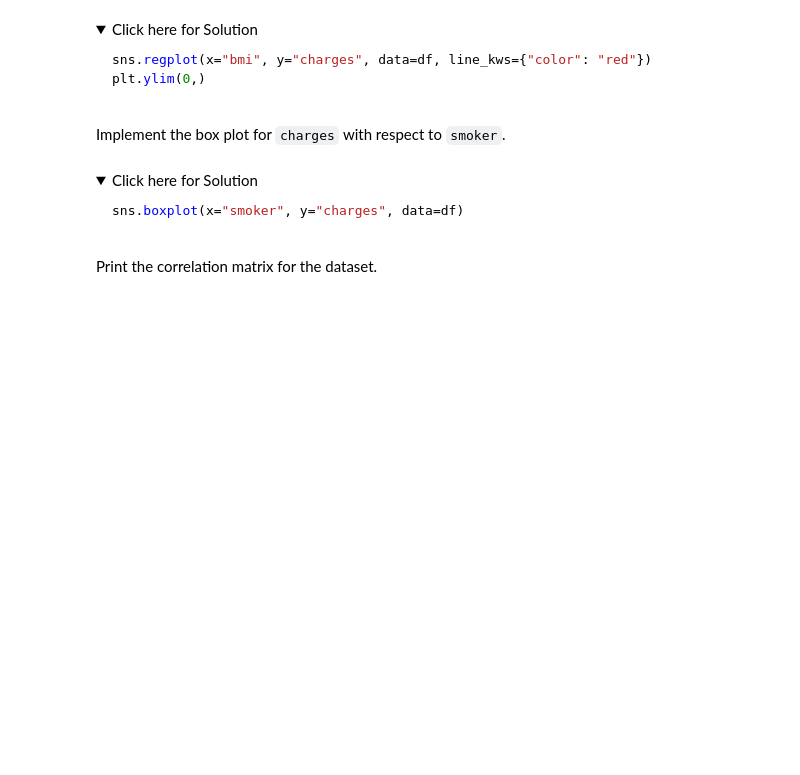
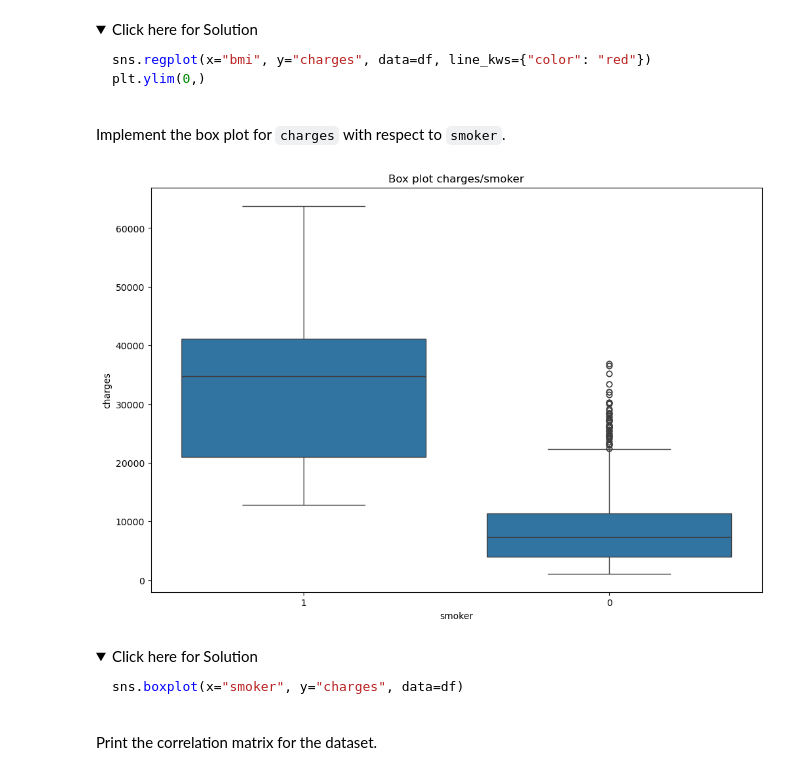
Before and after one commit to Vld5/learning, a Jupyter notebook: M6_L1_practice_project.ipynb, the cells around one changed output. Saved outputs shown, nothing was run; the diff lists cells and outputs as text; code cells hidden in the pictures; folded sections open; blank space fills up the shorter version.

```diff
--- a/M6_L1_practice_project.ipynb
+++ b/M6_L1_practice_project.ipynb
@@ -277,6 +272,15 @@ plt.ylim(0,)
 </details>
 # %% [markdown]
 Implement the box plot for `charges` with respect to `smoker`.
+# %%
+plt.figure(figsize=(12,8))
+x_lab, y_lab = 'smoker', 'charges'
+sns.boxplot(data=df, x=x_lab, y=y_lab)
+plt.title(f'Box plot {y_lab}/{x_lab}')
+plt.x_label, plt.y_label = x_lab, y_lab
+plt.show()
+# %% [output]
+[figure, added]
 # %% [markdown]
 <details>
     <summary>Click here for Solution</summary>
```
Also changed, not shown: parts of 13 cells of this notebook.
